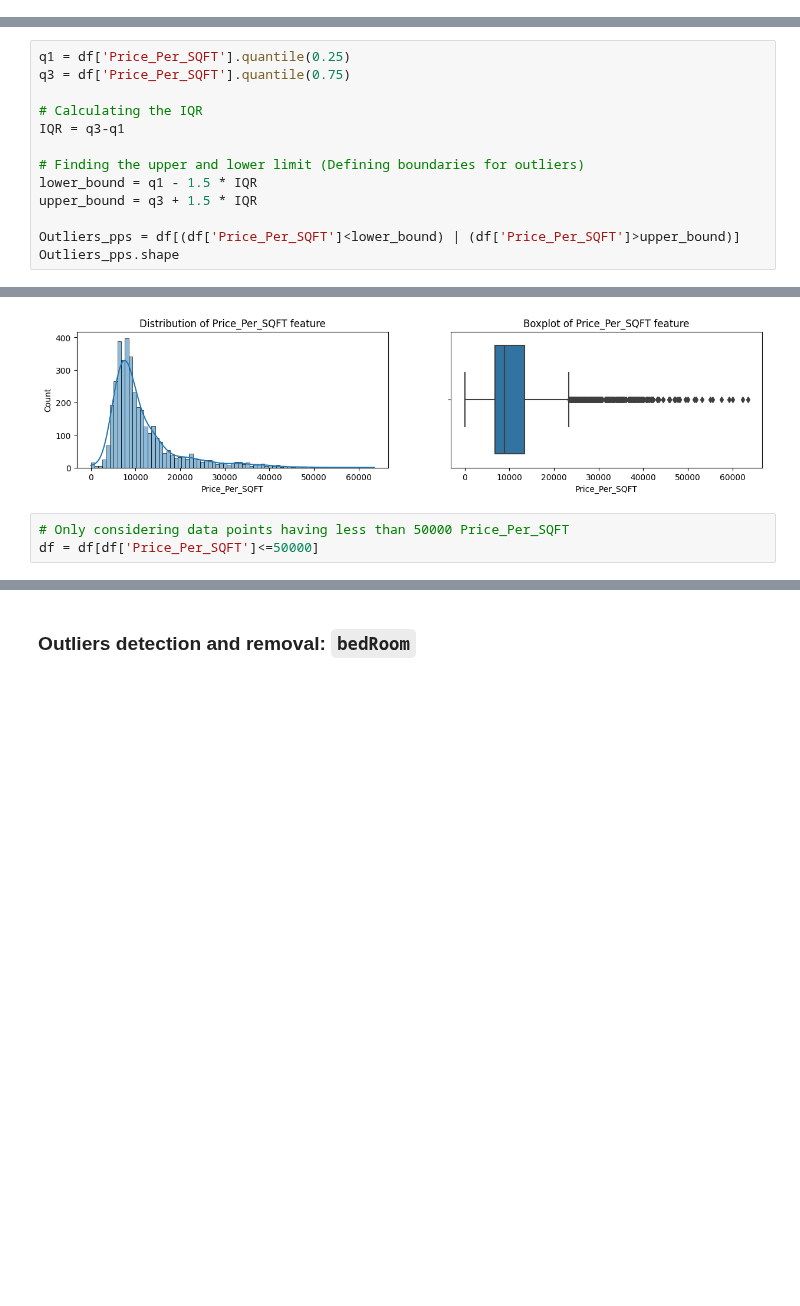
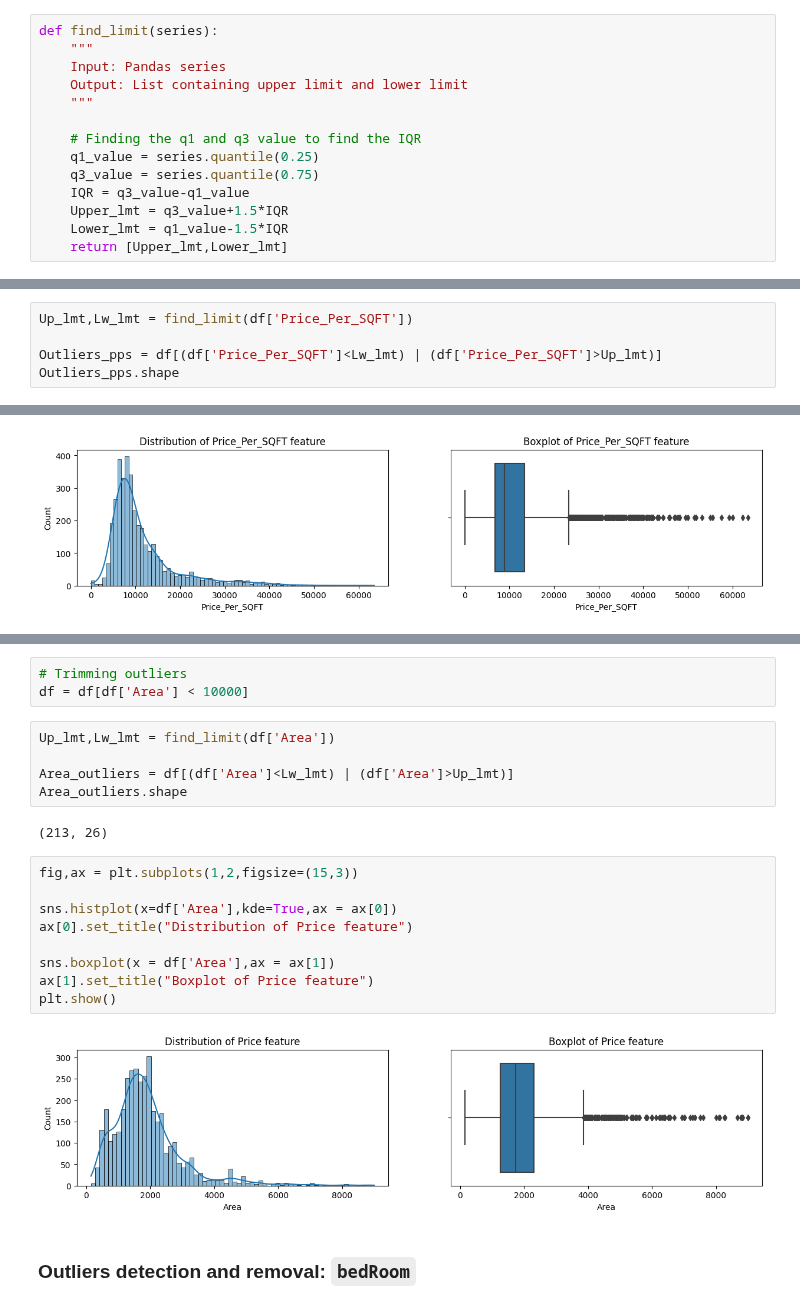
Before and after one commit to yuvraaj2002/AI_Projects, a Jupyter notebook: Find_Home.AI/Notebook_And_Dataset/Outlier_And_MissingValues.ipynb, the cells around one changed output, grey strips where cells are left out. Saved outputs shown, nothing was run; the diff lists cells and outputs as text; blank space fills up the shorter version.

```diff
--- a/Find_Home.AI/Notebook_And_Dataset/Outlier_And_MissingValues.ipynb
+++ b/Find_Home.AI/Notebook_And_Dataset/Outlier_And_MissingValues.ipynb
@@ -17 +54,15 @@ For the detection and dealing with outliers there are few recommended steps whic
+# %%
+def find_limit(series):
+    """
+    Input: Pandas series
+    Output: List containing upper limit and lower limit
+    """
+
+    # Finding the q1 and q3 value to find the IQR
+    q1_value = series.quantile(0.25)
+    q3_value = series.quantile(0.75)
+    IQR = q3_value-q1_value
+    Upper_lmt = q3_value+1.5*IQR
+    Lower_lmt = q1_value-1.5*IQR
+    return [Upper_lmt,Lower_lmt]
 # %% [markdown]
@@ -74,17 +119,9 @@ plt.show()
 # %% [output]
 [figure]
 # %%
-q1 = df['Price_Per_SQFT'].quantile(0.25)
-q3 = df['Price_Per_SQFT'].quantile(0.75)
+Up_lmt,Lw_lmt = find_limit(df['Price_Per_SQFT'])
 
-# Calculating the IQR
-IQR = q3-q1
-
-# Finding the upper and lower limit (Defining boundaries for outliers)
-lower_bound = q1 - 1.5 * IQR
-upper_bound = q3 + 1.5 * IQR
-
-Outliers_pps = df[(df['Price_Per_SQFT']<lower_bound) | (df['Price_Per_SQFT']>upper_bound)]
+Outliers_pps = df[(df['Price_Per_SQFT']<Lw_lmt) | (df['Price_Per_SQFT']>Up_lmt)]
 Outliers_pps.shape
 # %% [output]
 (351, 26)
@@ -119,6 +146,3 @@ ax[1].set_title("Boxplot of Price_Per_SQFT feature")
 plt.show()
 # %% [output]
 [figure]
-# %%
-# Only considering data points having less than 50000 Price_Per_SQFT
-df = df[df['Price_Per_SQFT']<=50000]
@@ -125,3 +163,24 @@ df = df[df['Price_Per_SQFT']<=50000]
+# %%
+# Trimming outliers
+df = df[df['Area'] < 10000]
+# %%
+Up_lmt,Lw_lmt = find_limit(df['Area'])
+
+Area_outliers = df[(df['Area']<Lw_lmt) | (df['Area']>Up_lmt)]
+Area_outliers.shape
+# %% [output]
+(213, 26)
+# %%
+fig,ax = plt.subplots(1,2,figsize=(15,3))
+
+sns.histplot(x=df['Area'],kde=True,ax = ax[0])
+ax[0].set_title("Distribution of Price feature")
+
+sns.boxplot(x = df['Area'],ax = ax[1])
+ax[1].set_title("Boxplot of Price feature")
+plt.show()
+# %% [output]
+[figure, added]
 # %% [markdown]
 ### Outliers detection and removal: `bedRoom`
 # %%
```
Also changed, not shown: parts of 20 cells of this notebook.
